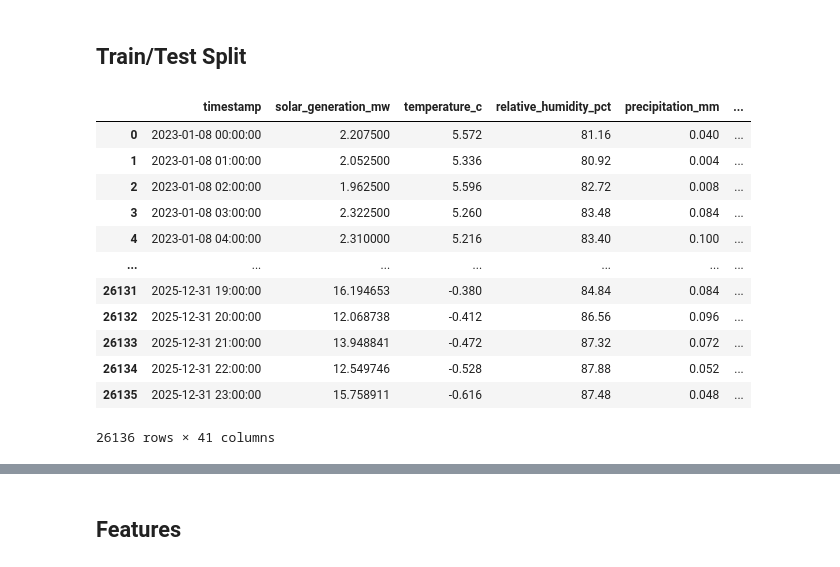
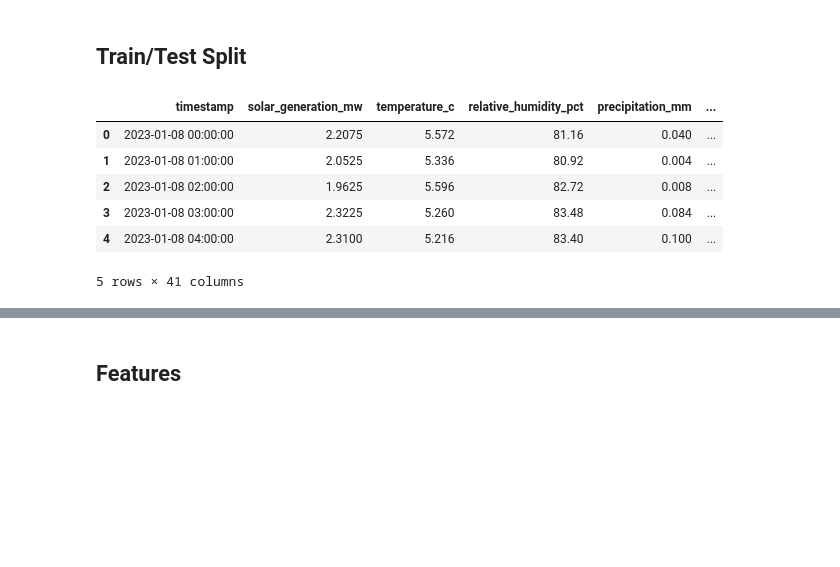
Before and after one commit to DivjyotSinghSuri/GridSight, a Jupyter notebook: notebooks/02_hyperparameter_tuning.ipynb, the cells around one changed output, grey strips where cells are left out. Saved outputs shown, nothing was run; the diff lists cells and outputs as text; code cells hidden in the pictures; blank space fills up the shorter version.

```diff
--- a/notebooks/02_hyperparameter_tuning.ipynb
+++ b/notebooks/02_hyperparameter_tuning.ipynb
@@ -64,20 +64,14 @@ with duckdb.connect(DB_PATH) as con:
 ## Train/Test Split
 # %%
 train_df = df[df['timestamp'] < TEST_START_DATE]
-train_df
+train_df.head()
 # %% [output]
 |  | timestamp | solar_generation_mw | temperature_c | relative_humidity_pct | precipitation_mm | ... |
-| 0 | 2023-01-08 00:00:00 | 2.207500 | 5.572 | 81.16 | 0.040 | ... |
-| 1 | 2023-01-08 01:00:00 | 2.052500 | 5.336 | 80.92 | 0.004 | ... |
-| 2 | 2023-01-08 02:00:00 | 1.962500 | 5.596 | 82.72 | 0.008 | ... |
-| 3 | 2023-01-08 03:00:00 | 2.322500 | 5.260 | 83.48 | 0.084 | ... |
-| 4 | 2023-01-08 04:00:00 | 2.310000 | 5.216 | 83.40 | 0.100 | ... |
-| ... | ... | ... | ... | ... | ... | ... |
-| 26131 | 2025-12-31 19:00:00 | 16.194653 | -0.380 | 84.84 | 0.084 | ... |
-| 26132 | 2025-12-31 20:00:00 | 12.068738 | -0.412 | 86.56 | 0.096 | ... |
-| 26133 | 2025-12-31 21:00:00 | 13.948841 | -0.472 | 87.32 | 0.072 | ... |
-| 26134 | 2025-12-31 22:00:00 | 12.549746 | -0.528 | 87.88 | 0.052 | ... |
-| 26135 | 2025-12-31 23:00:00 | 15.758911 | -0.616 | 87.48 | 0.048 | ... |
+| 0 | 2023-01-08 00:00:00 | 2.2075 | 5.572 | 81.16 | 0.040 | ... |
+| 1 | 2023-01-08 01:00:00 | 2.0525 | 5.336 | 80.92 | 0.004 | ... |
+| 2 | 2023-01-08 02:00:00 | 1.9625 | 5.596 | 82.72 | 0.008 | ... |
+| 3 | 2023-01-08 03:00:00 | 2.3225 | 5.260 | 83.48 | 0.084 | ... |
+| 4 | 2023-01-08 04:00:00 | 2.3100 | 5.216 | 83.40 | 0.100 | ... |
-26136 rows × 41 columns
+5 rows × 41 columns
 # %%
 test_df = df[df['timestamp'] >= TEST_START_DATE]
```
Also changed, not shown: parts of 6 cells of this notebook.
